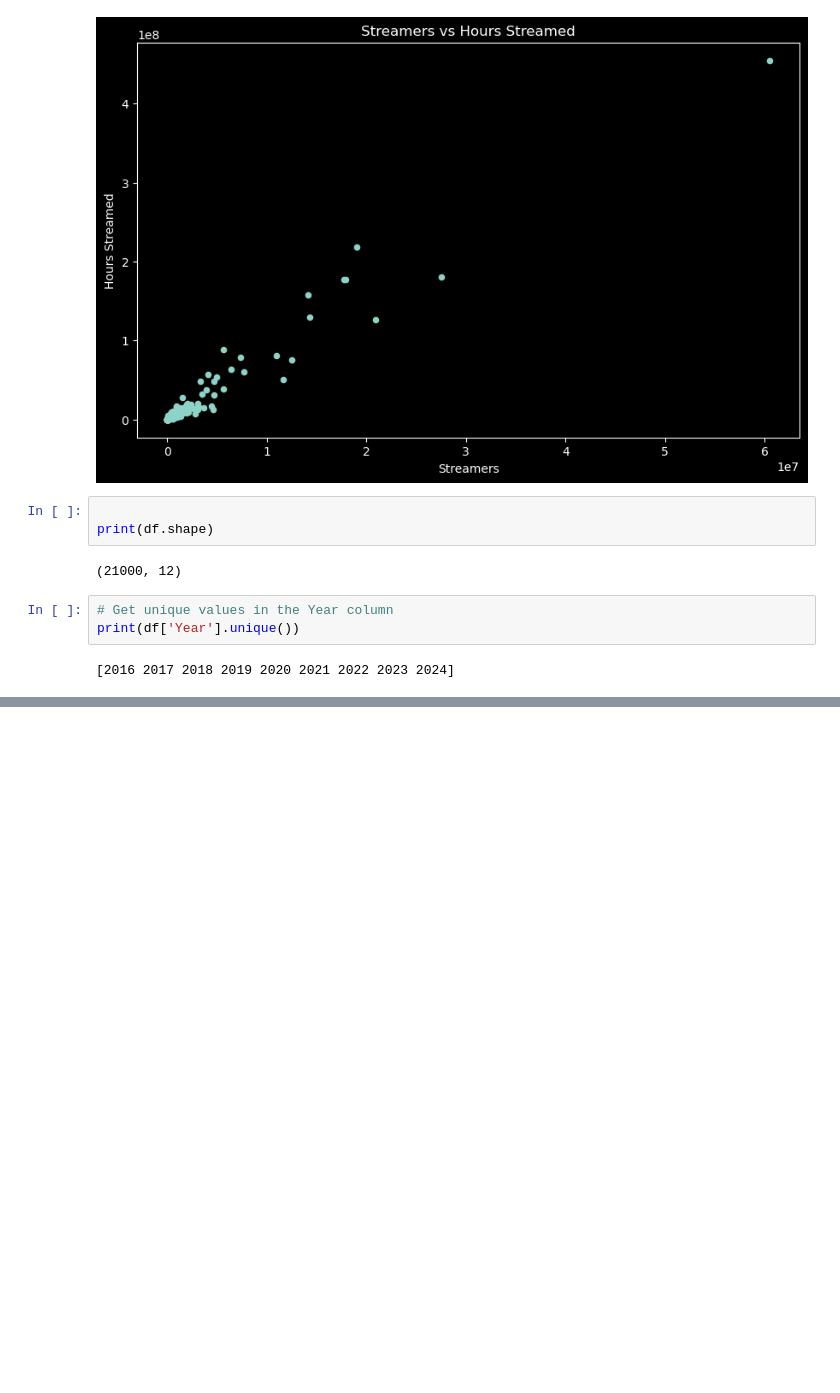
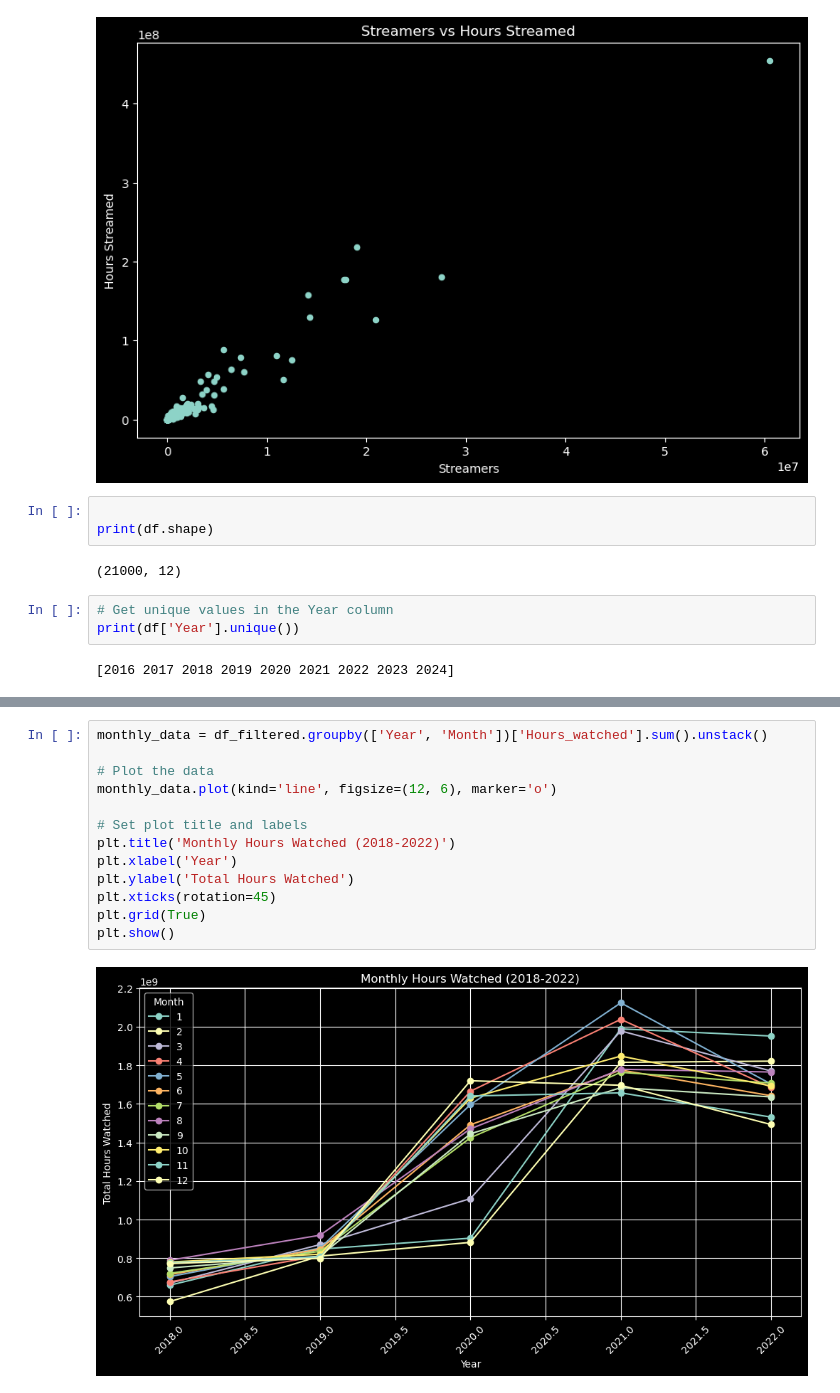
Before and after one commit to viki0401/GAME_GRID_project, a Jupyter notebook: notebooks/analysis_twitch.ipynb, the cells around one changed output, grey strips where cells are left out. Saved outputs shown, nothing was run; the diff lists cells and outputs as text; blank space fills up the shorter version.

```diff
--- a/notebooks/analysis_twitch.ipynb
+++ b/notebooks/analysis_twitch.ipynb
@@ -136,0 +189,15 @@ print(df['Year'].unique())
+# %%
+monthly_data = df_filtered.groupby(['Year', 'Month'])['Hours_watched'].sum().unstack()
+
+# Plot the data
+monthly_data.plot(kind='line', figsize=(12, 6), marker='o')
+
+# Set plot title and labels
+plt.title('Monthly Hours Watched (2018-2022)')
+plt.xlabel('Year')
+plt.ylabel('Total Hours Watched')
+plt.xticks(rotation=45)
+plt.grid(True)
+plt.show()
+# %% [output]
+[figure, added]
```
Also changed, not shown: parts of 10 cells of this notebook, 10 other files.
